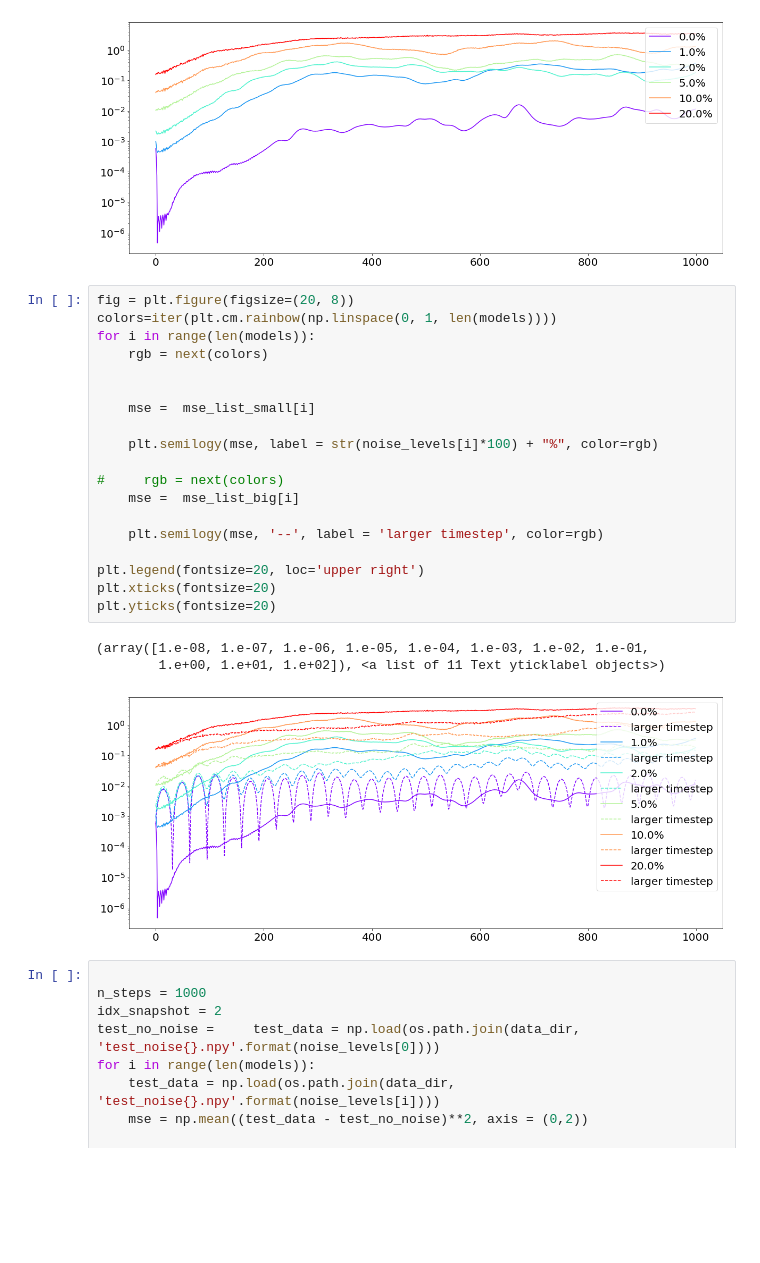
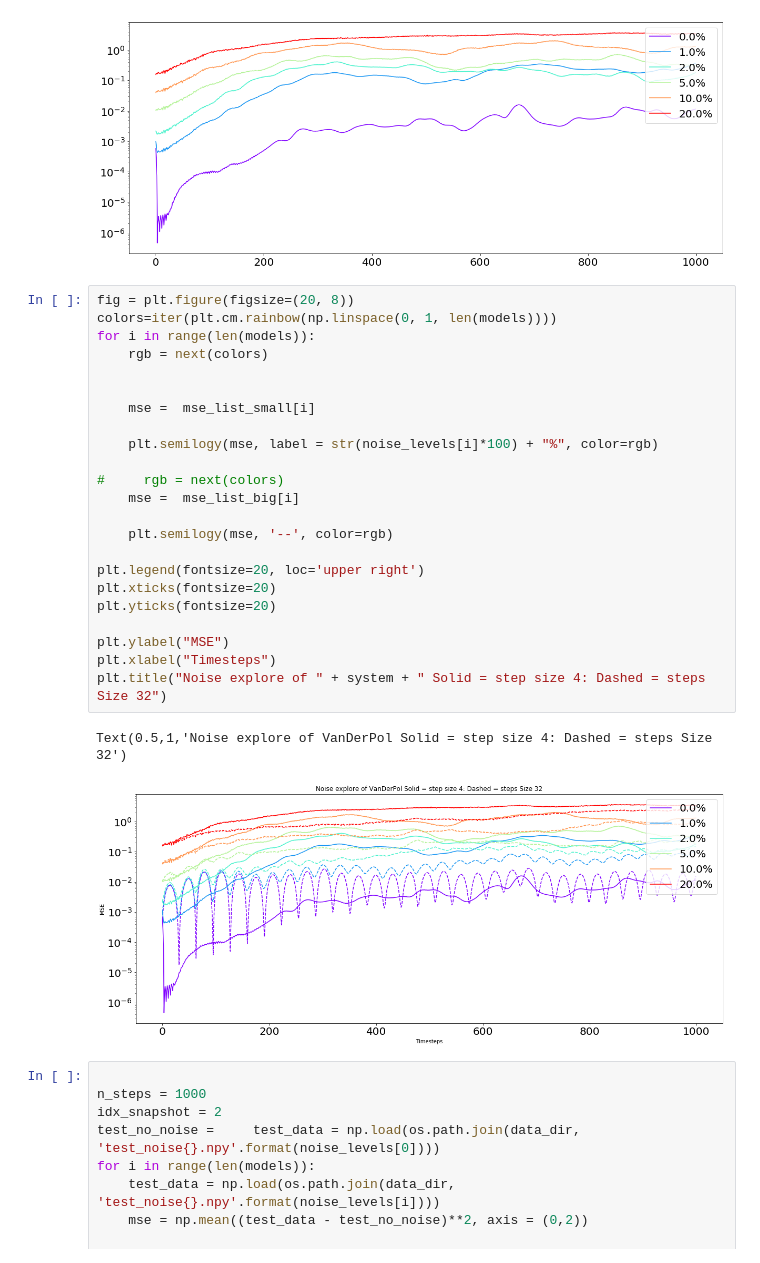
Before and after one commit to KatieJ16/ensemble_HiSTs, a Jupyter notebook: scripts/multiscale_HiTS_exp/model_training_post_noise.ipynb, the cells around one changed output. Cells and saved outputs as stored; diff of their text form; blank space fills up the shorter version.

```diff
--- a/scripts/multiscale_HiTS_exp/model_training_post_noise.ipynb
+++ b/scripts/multiscale_HiTS_exp/model_training_post_noise.ipynb
@@ -216,26 +219,29 @@ model_D4_noise0.2.pt
 # %%
 fig = plt.figure(figsize=(20, 8))
 colors=iter(plt.cm.rainbow(np.linspace(0, 1, len(models))))
 for i in range(len(models)):
     rgb = next(colors)
 
 
     mse =  mse_list_small[i]
 
     plt.semilogy(mse, label = str(noise_levels[i]*100) + "%", color=rgb)
 
 #     rgb = next(colors)
     mse =  mse_list_big[i]
 
-    plt.semilogy(mse, '--', label = 'larger timestep', color=rgb)
+    plt.semilogy(mse, '--', color=rgb)
 
 plt.legend(fontsize=20, loc='upper right')
 plt.xticks(fontsize=20)
 plt.yticks(fontsize=20)
+
+plt.ylabel("MSE")
+plt.xlabel("Timesteps")
+plt.title("Noise explore of " + system + " Solid = step size 4: Dashed = steps Size 32")
 # %% [output]
-(array([1.e-08, 1.e-07, 1.e-06, 1.e-05, 1.e-04, 1.e-03, 1.e-02, 1.e-01,
-        1.e+00, 1.e+01, 1.e+02]), <a list of 11 Text yticklabel objects>)
+Text(0.5,1,'Noise explore of VanDerPol Solid = step size 4: Dashed = steps Size 32')
-[figure, old version]
+[figure, new version]
 # %%
 
 n_steps = 1000
```
Also changed, not shown: parts of 1 cell of this notebook, 3 other files.
